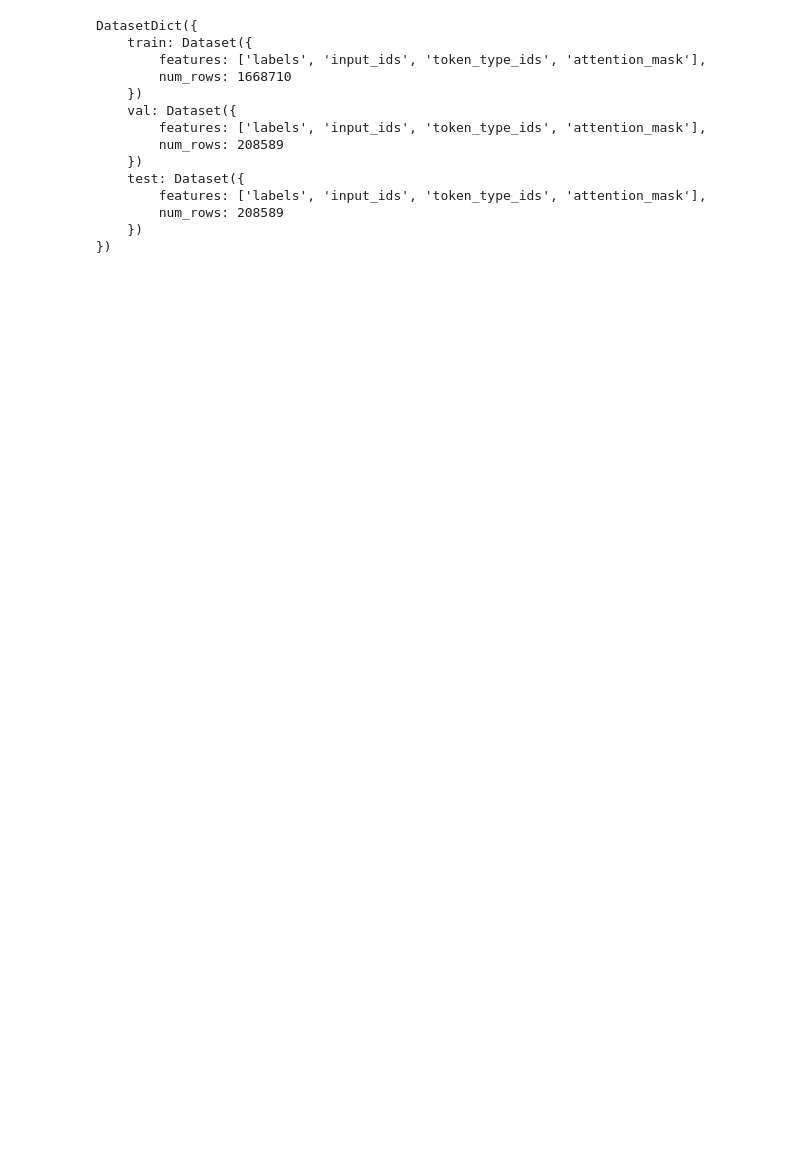
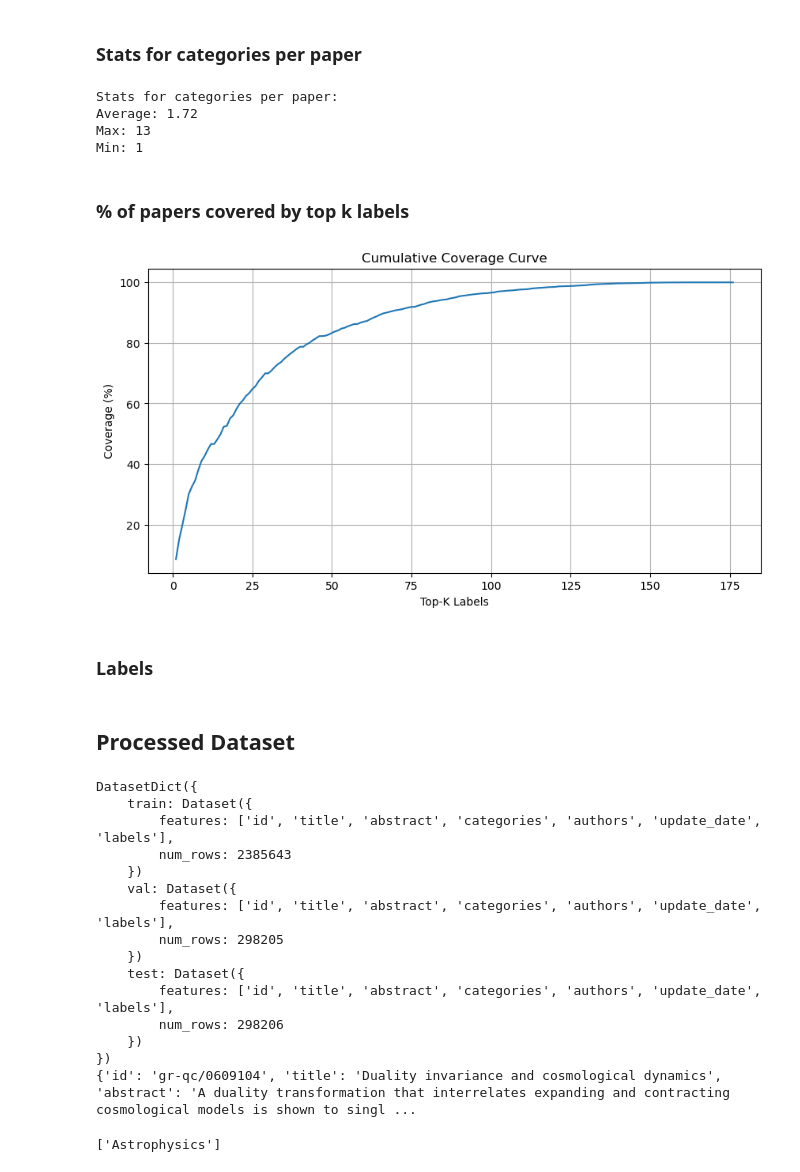
Before and after one commit to Dhiranjit/arxiv-paper-discovery, a Jupyter notebook: notebooks/exploration.ipynb, the cells around one changed output. Saved outputs shown, nothing was run; the diff lists cells and outputs as text; code cells hidden in the pictures; blank space fills up the shorter version.

```diff
--- a/notebooks/exploration.ipynb
+++ b/notebooks/exploration.ipynb
@@ -18,0 +31,5 @@ print(len(dataset))
+# %%
+base_dataset = load_from_disk(BASE_DATA_PATH)
+
+print(base_dataset)
+print(f"Sample: {base_dataset[0]}")
@@ -19,17 +94,59 @@ print(len(dataset))
+# %% [markdown]
+### Stats for categories per paper
+# %%
+from tqdm import tqdm
+import numpy as np
+
+num_categories_per_paper = [
+    len(item["categories"])
+    for item in tqdm(base_dataset, desc="Counting categories per paper")
+]
+
+print("\nStats for categories per paper:")
+print(f"Average: {np.mean(num_categories_per_paper):.2f}")
+print(f"Max: {np.max(num_categories_per_paper)}")
+print(f"Min: {np.min(num_categories_per_paper)}")
+# %% [output]
+Stats for categories per paper:
+Average: 1.72
+Max: 13
+Min: 1
+# %% [markdown]
+### % of papers covered by top k labels
+# %%
+coverage, labels = compute_label_coverage(base_dataset)
+# %%
+plt.figure(figsize=(10, 5))
+plt.plot(range(1, len(coverage)+1), coverage)
+plt.xlabel("Top-K Labels")
+plt.ylabel("Coverage (%)")
+plt.title("Cumulative Coverage Curve")
+plt.grid()
+plt.savefig("../outputs/plots/cumulative_coverage_curve.png", dpi=300)
+plt.show()
+# %% [output]
+[figure, added]
+# %% [markdown]
+### Labels
+# %% [markdown]
+## Processed Dataset
 # %%
-load_from_disk(PROCESSED_DATA_DIR / "arxiv_classification_dataset")
+arxiv_taxonomy_dataset = load_from_disk(PROCESSED_DATA_DIR / "arxiv_taxonomy_dataset")
+print(arxiv_taxonomy_dataset)
+print(arxiv_taxonomy_dataset['train'][0])
 # %% [output]
 DatasetDict({
     train: Dataset({
-        features: ['labels', 'input_ids', 'token_type_ids', 'attention_mask'],
-        num_rows: 1668710
+        features: ['id', 'title', 'abstract', 'categories', 'authors', 'update_date', 'labels'],
+        num_rows: 2385643
     })
     val: Dataset({
-        features: ['labels', 'input_ids', 'token_type_ids', 'attention_mask'],
-        num_rows: 208589
+        features: ['id', 'title', 'abstract', 'categories', 'authors', 'update_date', 'labels'],
+        num_rows: 298205
     })
     test: Dataset({
-        features: ['labels', 'input_ids', 'token_type_ids', 'attention_mask'],
-        num_rows: 208589
+        features: ['id', 'title', 'abstract', 'categories', 'authors', 'update_date', 'labels'],
+        num_rows: 298206
     })
 })
+{'id': 'gr-qc/0609104', 'title': 'Duality invariance and cosmological dynamics', 'abstract': 'A duality transformation that interrelates expanding and contracting cosmological models is shown to singl ...
@@ -35,0 +160,7 @@ DatasetDict({
+# %%
+labels = arxiv_taxonomy_dataset["train"][1]["labels"]
+
+decoded = [index_to_group[i] for i, v in enumerate(labels) if v == 1]
+print(decoded)
+# %% [output]
+['Astrophysics']
```
Also changed, not shown: parts of 16 cells of this notebook, 22 other files.
